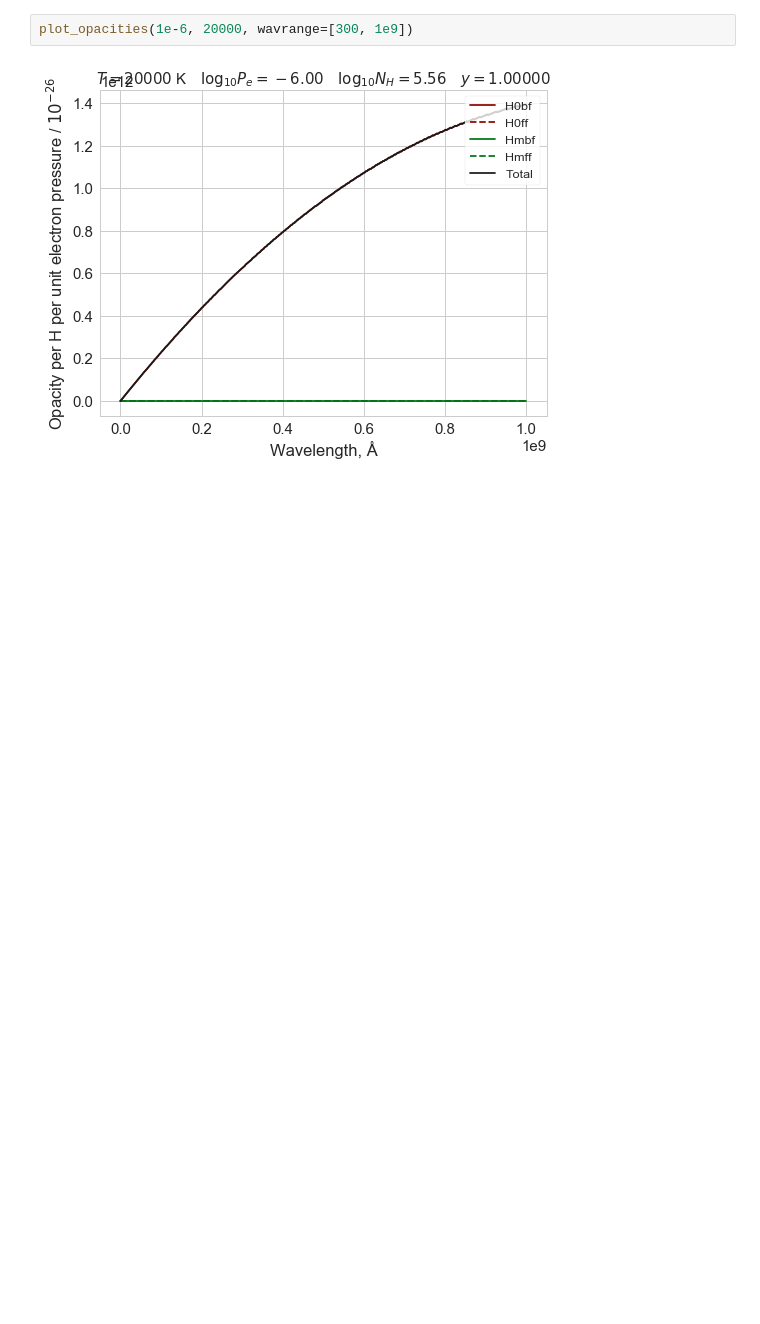
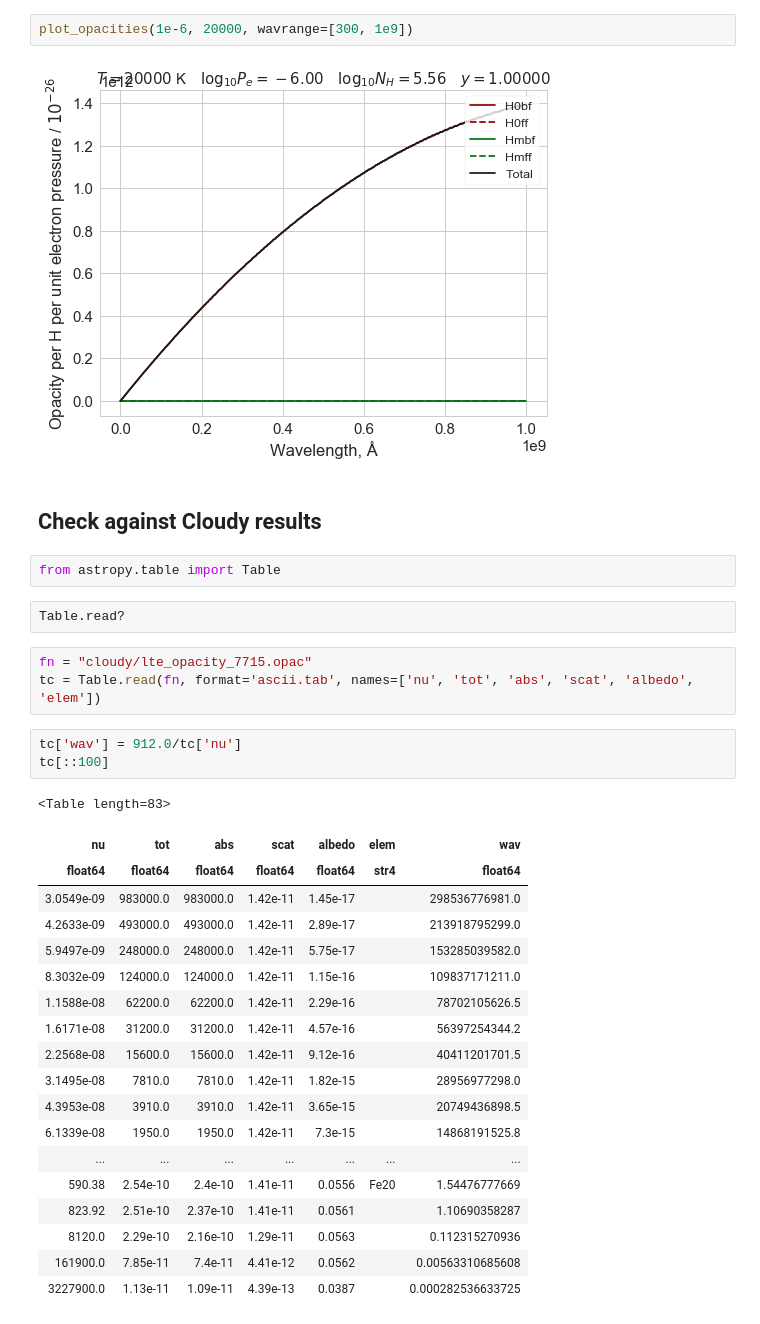
Before and after one commit to deprecated/lte-opacities, a Jupyter notebook: LTE Opacity.ipynb, the cells around one changed output. Drawn from its saved outputs; the diff is of its cells as text; blank space fills up the shorter version.

```diff
--- a/LTE Opacity.ipynb
+++ b/LTE Opacity.ipynb
@@ -776,3 +776,35 @@ plot_opacities(10**4.76, 50000, wavrange=[300, 1e6])
 plot_opacities(1e-6, 20000, wavrange=[300, 1e9])
 # %% [output]
 [figure]
+# %% [markdown]
+## Check against Cloudy results
+# %%
+from astropy.table import Table
+# %%
+Table.read?
+# %%
+fn = "cloudy/lte_opacity_7715.opac"
+tc = Table.read(fn, format='ascii.tab', names=['nu', 'tot', 'abs', 'scat', 'albedo', 'elem'])
+# %%
+tc['wav'] = 912.0/tc['nu']
+tc[::100]
+# %% [output]
+<Table length=83>
+| nu | tot | abs | scat | albedo | elem | wav |
+| float64 | float64 | float64 | float64 | float64 | str4 | float64 |
+| 3.0549e-09 | 983000.0 | 983000.0 | 1.42e-11 | 1.45e-17 |  | 298536776981.0 |
+| 4.2633e-09 | 493000.0 | 493000.0 | 1.42e-11 | 2.89e-17 |  | 213918795299.0 |
+| 5.9497e-09 | 248000.0 | 248000.0 | 1.42e-11 | 5.75e-17 |  | 153285039582.0 |
+| 8.3032e-09 | 124000.0 | 124000.0 | 1.42e-11 | 1.15e-16 |  | 109837171211.0 |
+| 1.1588e-08 | 62200.0 | 62200.0 | 1.42e-11 | 2.29e-16 |  | 78702105626.5 |
+| 1.6171e-08 | 31200.0 | 31200.0 | 1.42e-11 | 4.57e-16 |  | 56397254344.2 |
+| 2.2568e-08 | 15600.0 | 15600.0 | 1.42e-11 | 9.12e-16 |  | 40411201701.5 |
+| 3.1495e-08 | 7810.0 | 7810.0 | 1.42e-11 | 1.82e-15 |  | 28956977298.0 |
+| 4.3953e-08 | 3910.0 | 3910.0 | 1.42e-11 | 3.65e-15 |  | 20749436898.5 |
+| 6.1339e-08 | 1950.0 | 1950.0 | 1.42e-11 | 7.3e-15 |  | 14868191525.8 |
+| ... | ... | ... | ... | ... | ... | ... |
+| 590.38 | 2.54e-10 | 2.4e-10 | 1.41e-11 | 0.0556 | Fe20 | 1.54476777669 |
+| 823.92 | 2.51e-10 | 2.37e-10 | 1.41e-11 | 0.0561 |  | 1.10690358287 |
+| 8120.0 | 2.29e-10 | 2.16e-10 | 1.29e-11 | 0.0563 |  | 0.112315270936 |
+| 161900.0 | 7.85e-11 | 7.4e-11 | 4.41e-12 | 0.0562 |  | 0.00563310685608 |
+| 3227900.0 | 1.13e-11 | 1.09e-11 | 4.39e-13 | 0.0387 |  | 0.000282536633725 |
```
Also changed, not shown: parts of 1 cell of this notebook, 40 other files.
